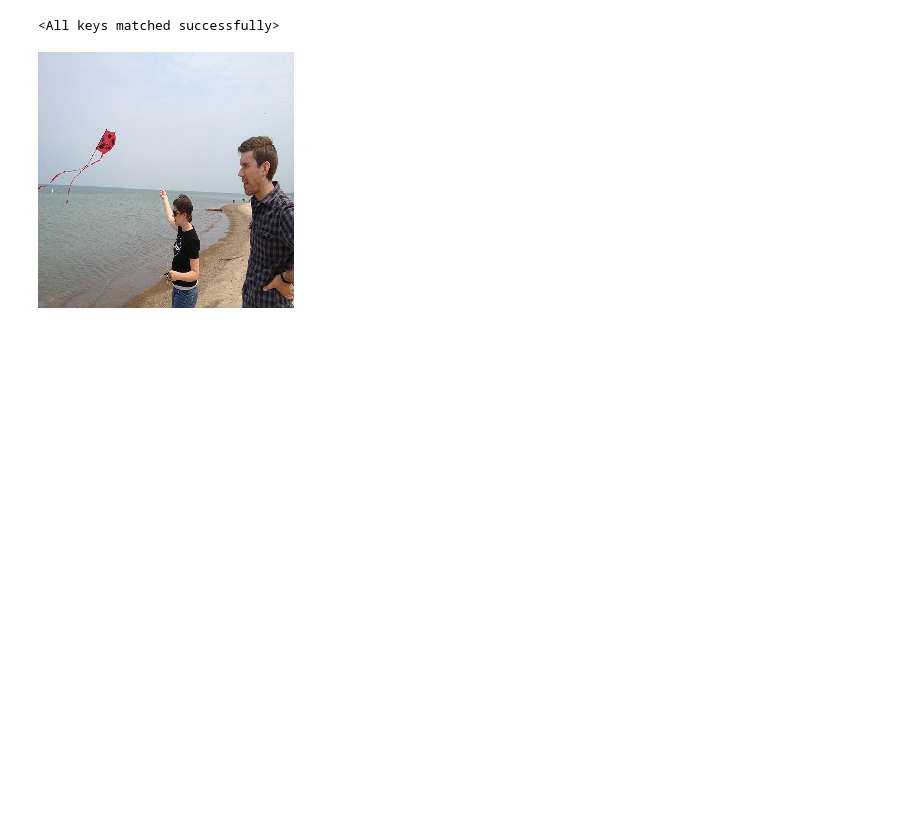
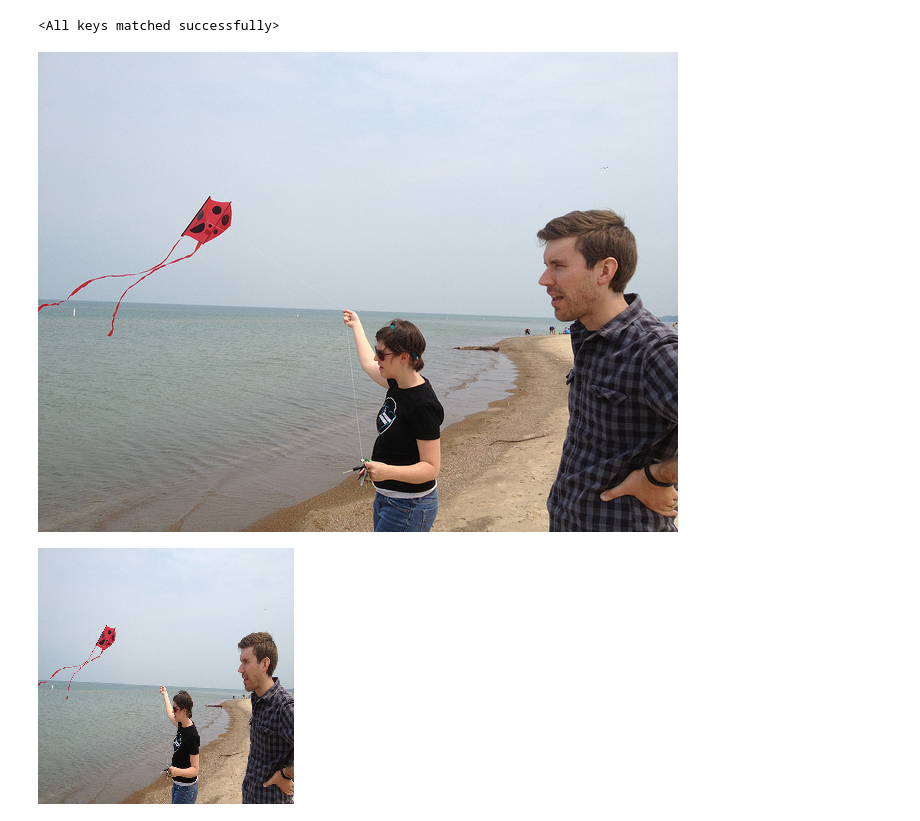
Before and after one commit to Afchis/r_unet, a Jupyter notebook: test.ipynb, the cells around one changed output. Saved outputs shown, nothing was run; the diff lists cells and outputs as text; code cells hidden in the pictures; blank space fills up the shorter version.

```diff
--- a/test.ipynb
+++ b/test.ipynb
@@ -72,6 +72,9 @@ class TestMedData(Dataset):
 dataset = TestMedData()
 # %%
 x, y = dataset[2]
+y
+# %% [output]
+[figure, added]
 # %%
 to_pil(x)
 # %% [output]
```
Also changed, not shown: parts of 6 cells of this notebook, 5 other files.
